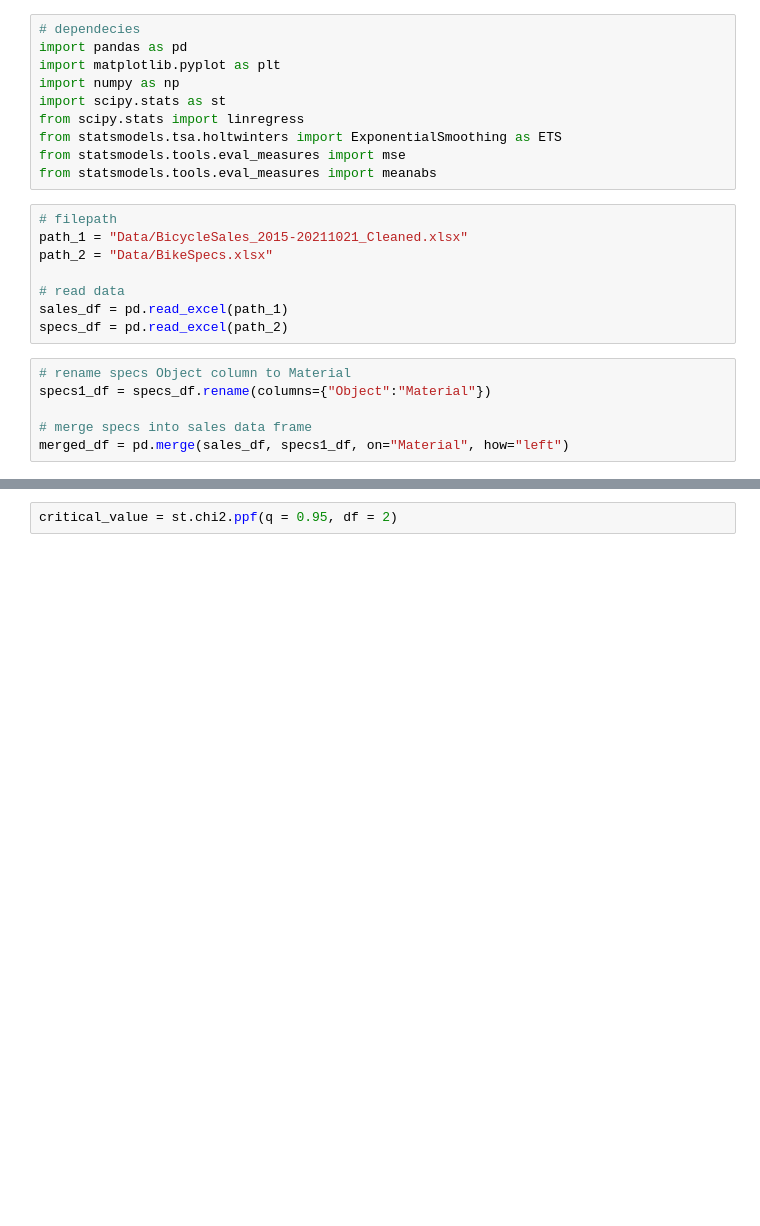
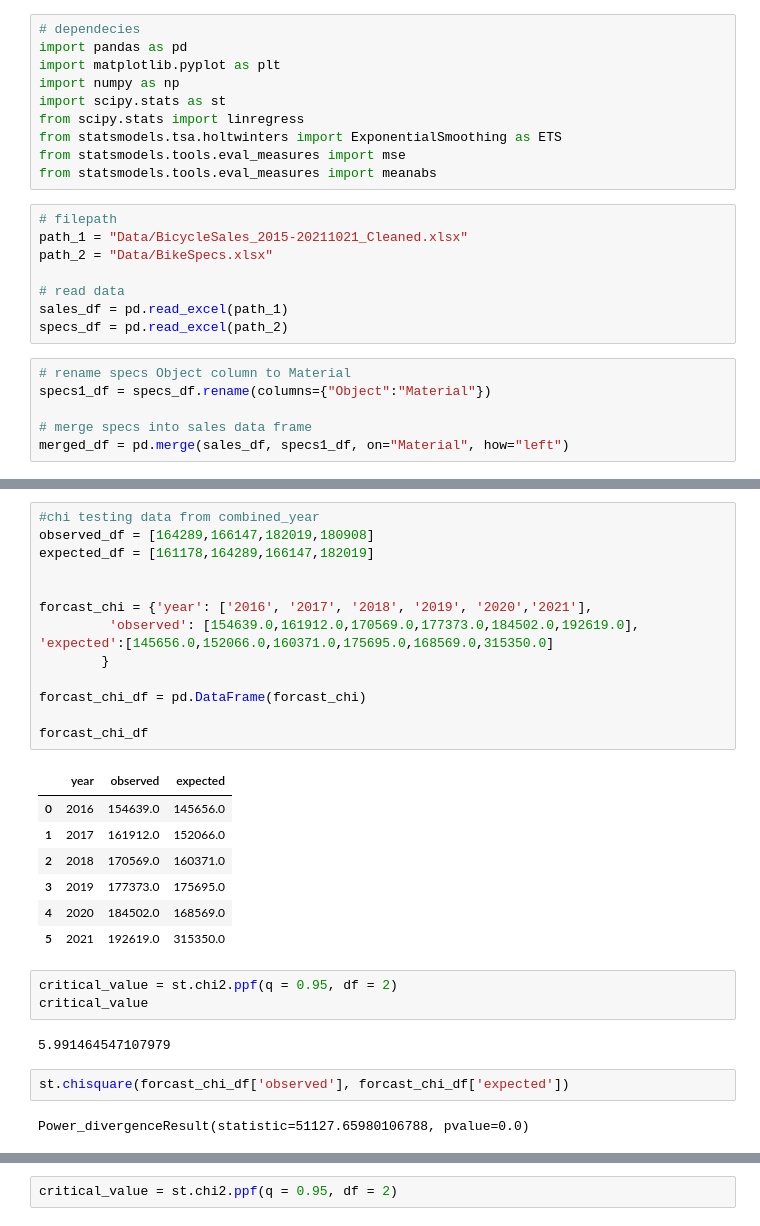
Before and after one commit to 2Delta/GT-Coding-Boot-Camp_Project-1, a Jupyter notebook: Project_01_BicycleSales_01.ipynb, the cells around one changed output, grey strips where cells are left out. Saved outputs shown, nothing was run; the diff lists cells and outputs as text; blank space fills up the shorter version.

Commit message:
chi test for forcast

```diff
--- a/Project_01_BicycleSales_01.ipynb
+++ b/Project_01_BicycleSales_01.ipynb
@@ -132,3 +185,33 @@ fcm_yr_df
+# %%
+#chi testing data from combined_year
+observed_df = [164289,166147,182019,180908]
+expected_df = [161178,164289,166147,182019]
+
+
+forcast_chi = {'year': ['2016', '2017', '2018', '2019', '2020','2021'],
+         'observed': [154639.0,161912.0,170569.0,177373.0,184502.0,192619.0], 'expected':[145656.0,152066.0,160371.0,175695.0,168569.0,315350.0]
+        }
+
+forcast_chi_df = pd.DataFrame(forcast_chi)
+
+forcast_chi_df
+# %% [output]
+|  | year | observed | expected |
+| 0 | 2016 | 154639.0 | 145656.0 |
+| 1 | 2017 | 161912.0 | 152066.0 |
+| 2 | 2018 | 170569.0 | 160371.0 |
+| 3 | 2019 | 177373.0 | 175695.0 |
+| 4 | 2020 | 184502.0 | 168569.0 |
+| 5 | 2021 | 192619.0 | 315350.0 |
+# %%
+critical_value = st.chi2.ppf(q = 0.95, df = 2)
+critical_value
+# %% [output]
+5.991464547107979
+# %%
+st.chisquare(forcast_chi_df['observed'], forcast_chi_df['expected'])
+# %% [output]
+Power_divergenceResult(statistic=51127.65980106788, pvalue=0.0)
 # %%
 # Find years and months,
 # create a dataframe containing the summed quantities for each date
```
Also changed, not shown: parts of 20 cells of this notebook.
